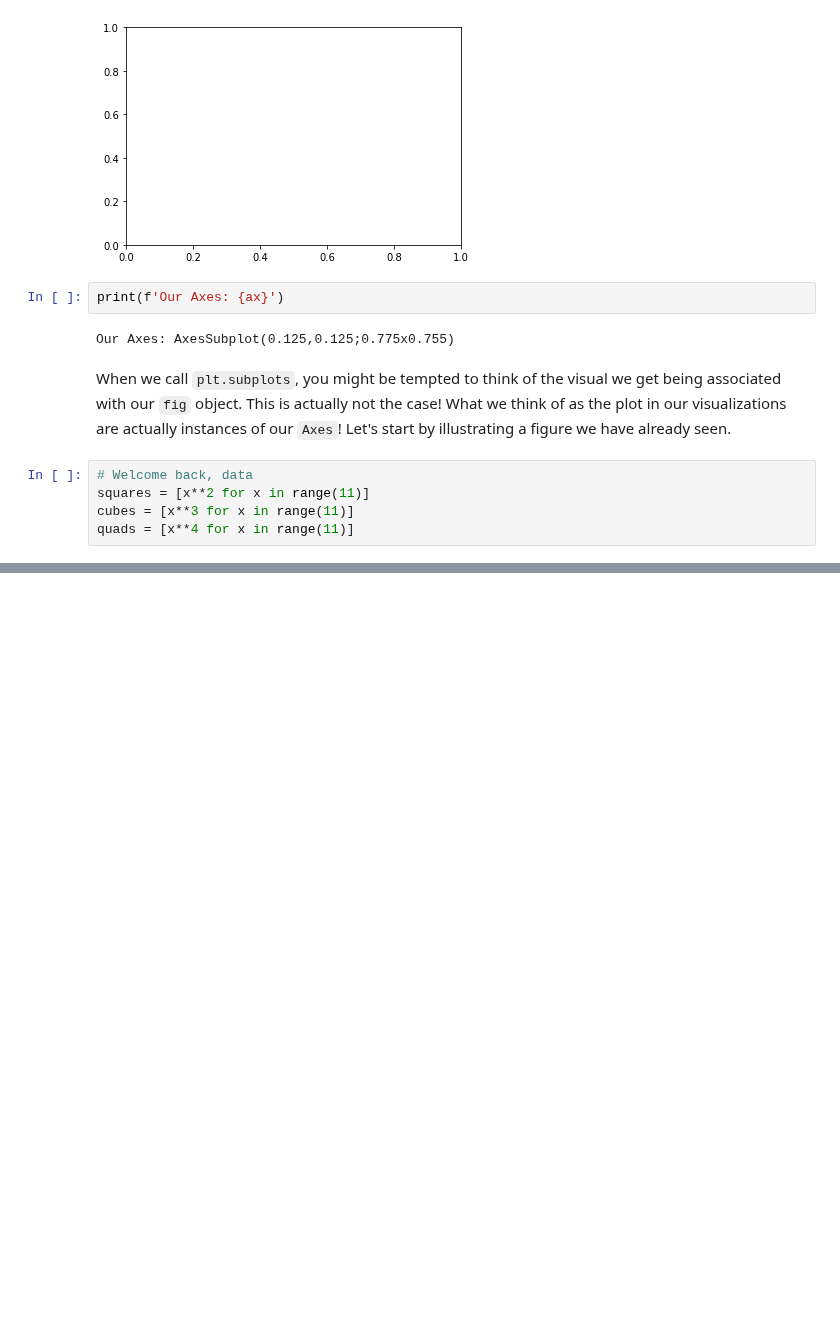
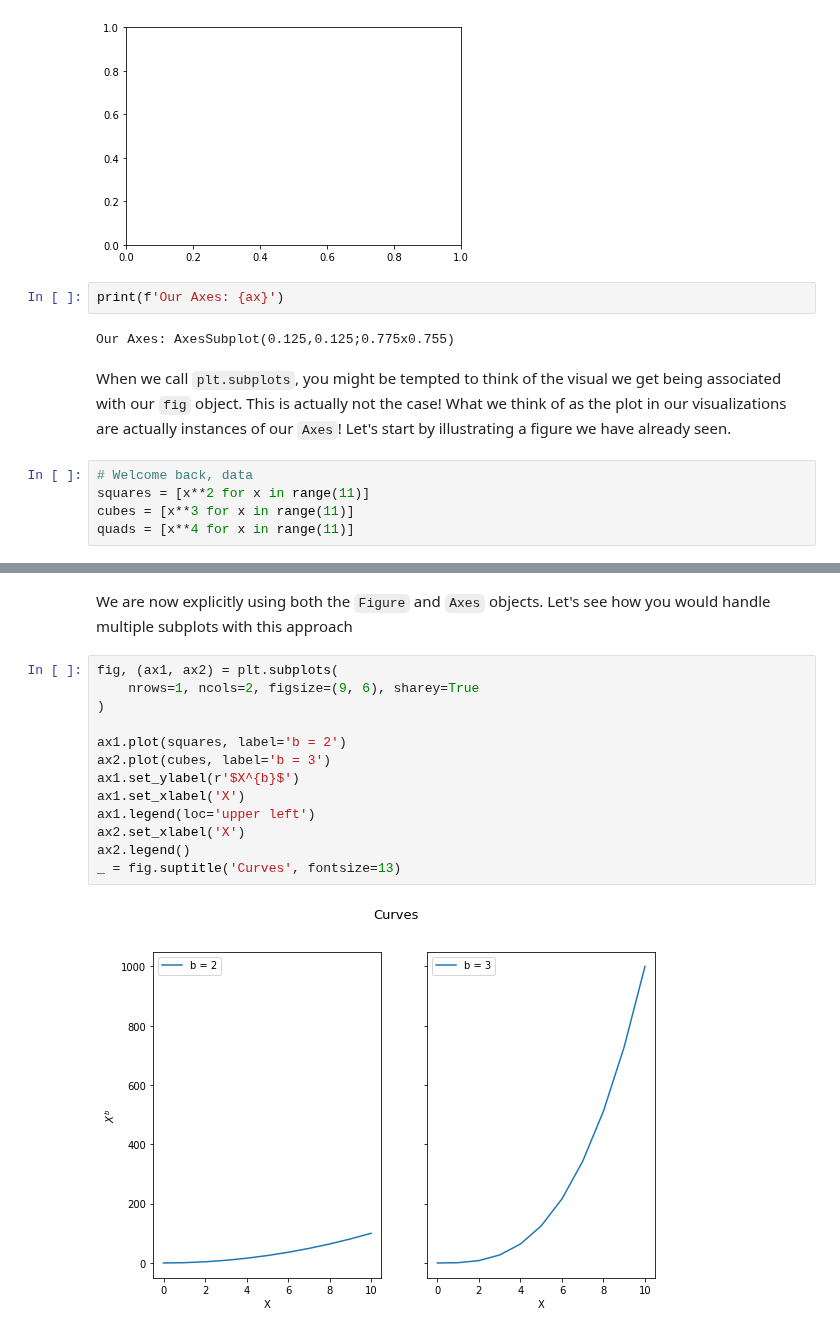
Before and after one commit to yngtodd/eleven, a Jupyter notebook: examples/notebooks/module_02_02_matplotlib_object_oriented.ipynb, the cells around one changed output, grey strips where cells are left out. Saved outputs shown, nothing was run; the diff lists cells and outputs as text; blank space fills up the shorter version.

```diff
--- a/examples/notebooks/module_02_02_matplotlib_object_oriented.ipynb
+++ b/examples/notebooks/module_02_02_matplotlib_object_oriented.ipynb
@@ -88,4 +89,21 @@ ax.legend()
 [figure]
+# %% [markdown]
+We are now explicitly using both the `Figure` and `Axes` objects. Let's see how you would handle multiple subplots with this approach
+# %%
+fig, (ax1, ax2) = plt.subplots(
+    nrows=1, ncols=2, figsize=(9, 6), sharey=True
+)
+
+ax1.plot(squares, label='b = 2')
+ax2.plot(cubes, label='b = 3')
+ax1.set_ylabel(r'$X^{b}$')
+ax1.set_xlabel('X')
+ax1.legend(loc='upper left')
+ax2.set_xlabel('X')
+ax2.legend()
+_ = fig.suptitle('Curves', fontsize=13)
+# %% [output]
+[figure, added]
 # %% [markdown]
 ### Great Todd, You Have Shown Us Two Ways to Do the Same Thing
 
```
Also changed, not shown: parts of 10 cells of this notebook.
